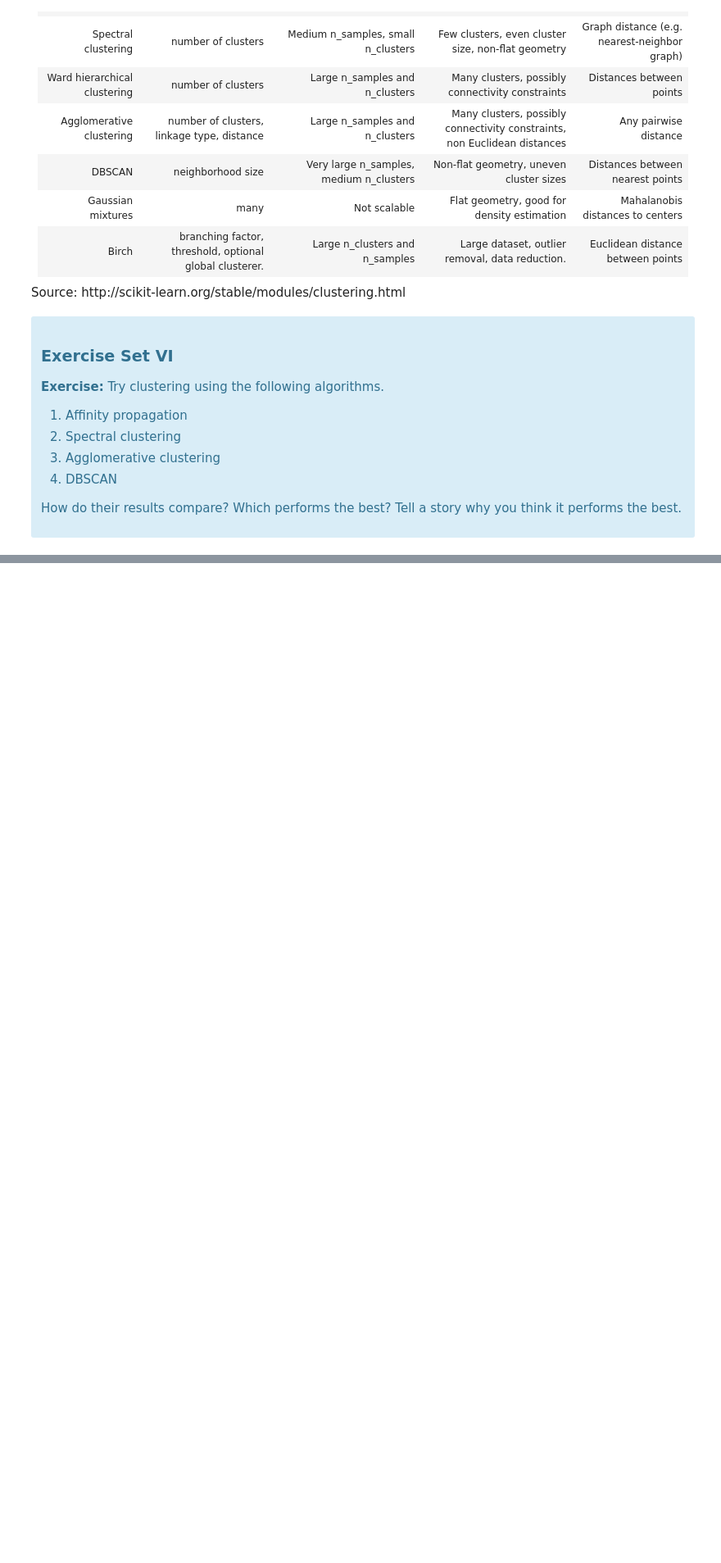
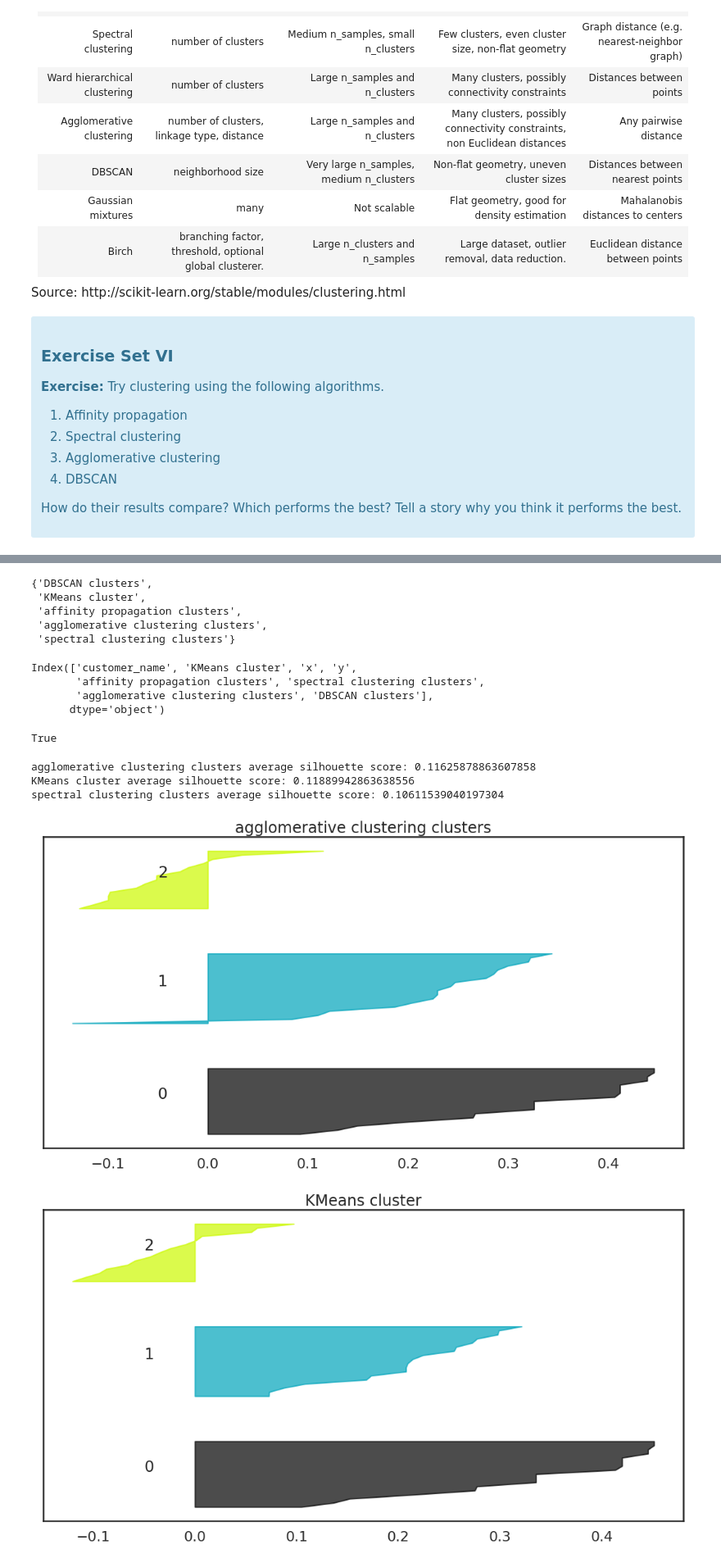
Before and after one commit to FlorianBleichenbacher/FlorianJamesBleichenbacher, a Jupyter notebook: Mini_Project_Clustering.ipynb, the cells around one changed output, grey strips where cells are left out. Shown at 82% size. Drawn from its saved outputs; the diff is of its cells as text; code cells hidden in the pictures; blank space fills up the shorter version.

```diff
--- a/Mini_Project_Clustering.ipynb
+++ b/Mini_Project_Clustering.ipynb
@@ -736,0 +754,58 @@ Of those five models, DBSCAN and affinity propagation clearly didn't perform wel
+# %%
+df = df.rename(columns={'cluster_label':'KMeans cluster'})
+set(df.columns) - set(['x','y','customer_name'])
+# %% [output]
+{'DBSCAN clusters',
+ 'KMeans cluster',
+ 'affinity propagation clusters',
+ 'agglomerative clustering clusters',
+ 'spectral clustering clusters'}
+# %%
+df.columns
+# %% [output]
+Index(['customer_name', 'KMeans cluster', 'x', 'y',
+       'affinity propagation clusters', 'spectral clustering clusters',
+       'agglomerative clustering clusters', 'DBSCAN clusters'],
+      dtype='object')
+# %%
+len(df['DBSCAN clusters'].unique())  == 1
+# %% [output]
+True
+# %%
+for col in set(df.columns) - set(['x','y','customer_name', 'affinity propagation clusters','DBSCAN clusters']):
+
+
+
+    silhouette_avg = silhouette_score(x_cols, df[col])
+    print(col + ' average silhouette score: ' + str(silhouette_avg))
+    n_clusters = len(df[col].unique())
+    fig, (ax1) = plt.subplots()
+
+    fig.set_size_inches(18, 9)
+    plt.title(col)
+    ax1.set_yticks([])
+    y_lower = 10
+    sample_silhouette_values = silhouette_samples(x_cols, df[col])
+    for i in range(n_clusters):
+        ith_cluster_silhouette_values = \
+            sample_silhouette_values[cluster_labels == i]
+
+        ith_cluster_silhouette_values.sort()
+
+        size_cluster_i = ith_cluster_silhouette_values.shape[0]
+        y_upper = y_lower + size_cluster_i
+
+        color = cm.nipy_spectral(float(i) / n_clusters)
+        plt.fill_betweenx(np.arange(y_lower, y_upper),
+                          0, ith_cluster_silhouette_values,
+                          facecolor=color, edgecolor=color, alpha=0.7)
+
+        plt.text(-0.05, y_lower + 0.5 * size_cluster_i, str(i))
+
+        y_lower = y_upper + 10
+# %% [output]
+agglomerative clustering clusters average silhouette score: 0.11625878863607858
+KMeans cluster average silhouette score: 0.11889942863638556
+spectral clustering clusters average silhouette score: 0.10611539040197304
+[figure, added]
+[figure, added]
```
Also changed, not shown: parts of 38 cells of this notebook.
